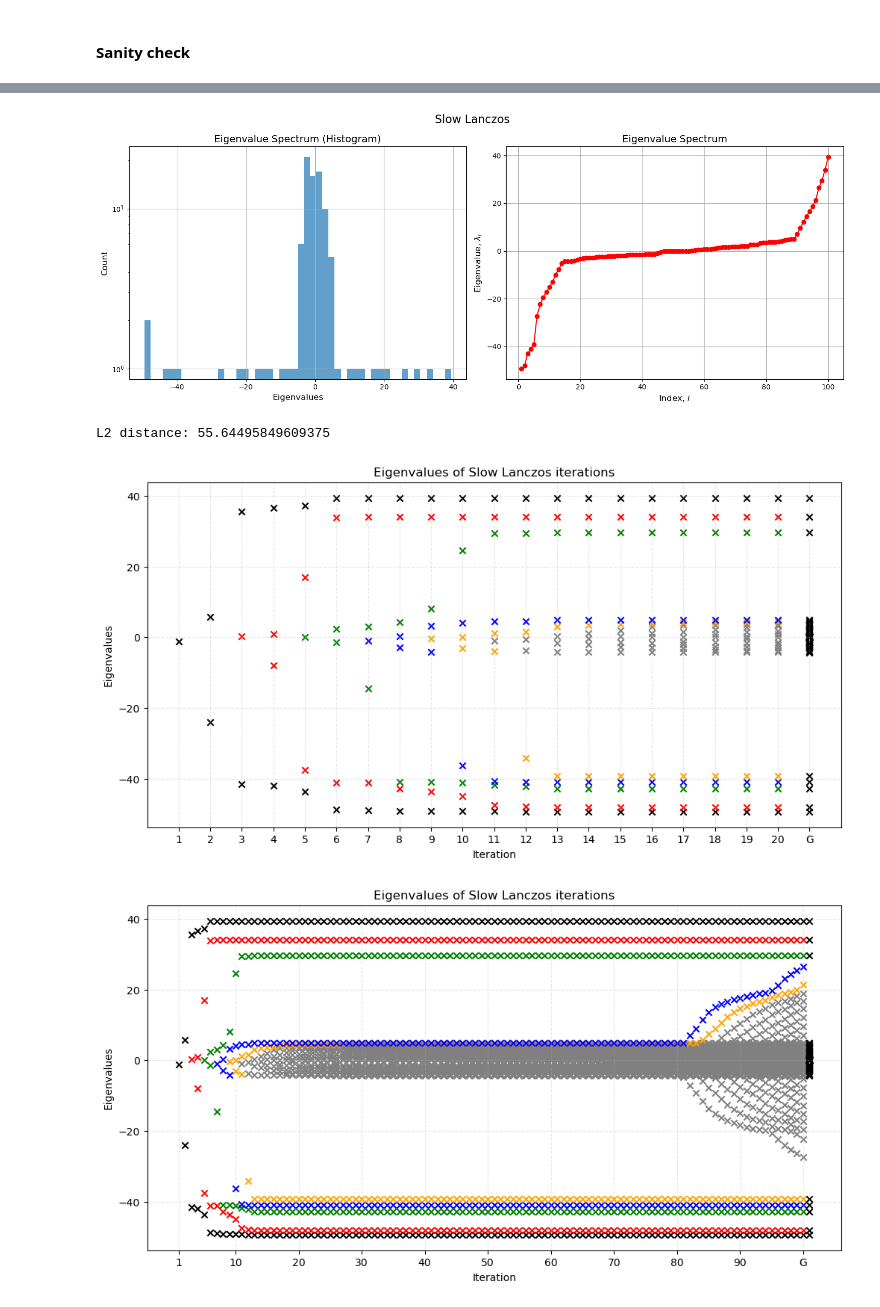
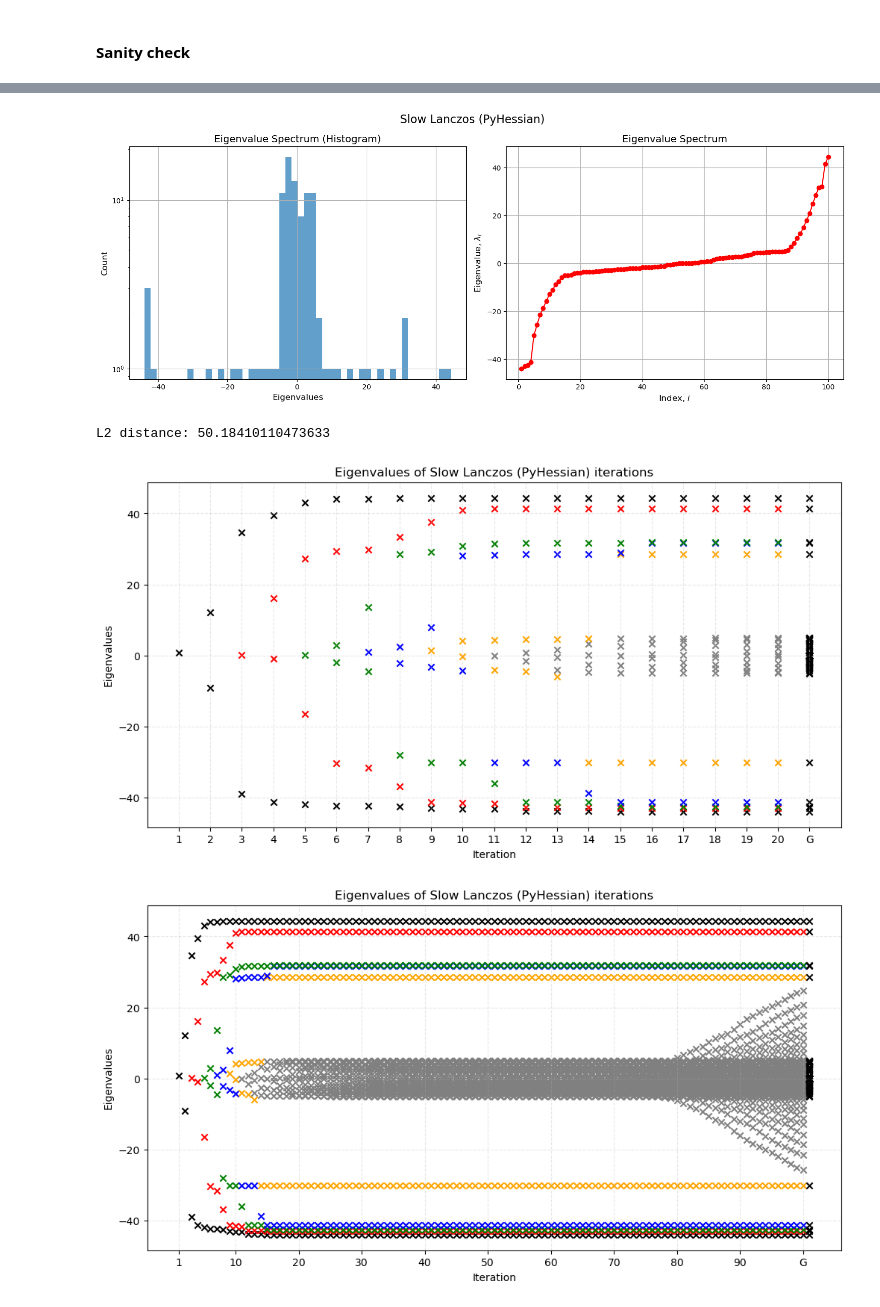
Before and after one commit to ilievanadezhda/spectral-properties-of-NN, a Jupyter notebook: lanczos/lanczos_iterations.ipynb, the cells around one changed output, grey strips where cells are left out. Saved outputs shown, nothing was run; the diff lists cells and outputs as text; code cells hidden in the pictures.

```diff
--- a/lanczos/lanczos_iterations.ipynb
+++ b/lanczos/lanczos_iterations.ipynb
@@ -56,24 +53,24 @@ L2 distance: 5.472809061757289e-05
 # %%
-eigenvalues_slow_lanczos, _ = mtx.slow_lanczos(mtx_size, seed=seed)
-plot_spectrum_combined(eigenvalues_slow_lanczos, num_bins=num_bins, title='Slow Lanczos')
+eigenvalues_slow_lanczos, _ = mtx.slow_lanczos_pyhessian(mtx_size, seed=seed)
+plot_spectrum_combined(eigenvalues_slow_lanczos, num_bins=num_bins, title='Slow Lanczos (PyHessian)')
 # Calculate the L2 distance
 print(f"L2 distance: {lp_distance(eigenvalues, torch.FloatTensor(eigenvalues_slow_lanczos), 2)}")
 # %% [output]
-[figure, old version]
+[figure, new version]
-L2 distance: 55.64495849609375
+L2 distance: 50.18410110473633
 # %%
 eigenvalues_slow_lanczos = []
 for iter in range(num_iterations):
-    result, _ = mtx.slow_lanczos(iter+1, seed=seed)
+    result, _ = mtx.slow_lanczos_pyhessian(iter+1, seed=seed)
     eigenvalues_slow_lanczos.append(result)
 eigenvalues_slow_lanczos.append(eigenvalues)
-plot_lanczos_iterations(eigenvalues_slow_lanczos, "Slow Lanczos")
+plot_lanczos_iterations(eigenvalues_slow_lanczos, "Slow Lanczos (PyHessian)")
 eigenvalues_slow_lanczos.pop()
 for iter in range(num_iterations, 100):
-    result, _ = mtx.slow_lanczos(iter+1, seed=seed)
+    result, _ = mtx.slow_lanczos_pyhessian(iter+1, seed=seed)
     eigenvalues_slow_lanczos.append(result)
 eigenvalues_slow_lanczos.append(eigenvalues)
-plot_lanczos_iterations(eigenvalues_slow_lanczos, "Slow Lanczos")
+plot_lanczos_iterations(eigenvalues_slow_lanczos, "Slow Lanczos (PyHessian)")
 # %% [output]
-[figure, old version]
+[figure, new version]
-[figure, old version]
+[figure, new version]
```
Also changed, not shown: parts of 16 cells of this notebook, 3 other files.
